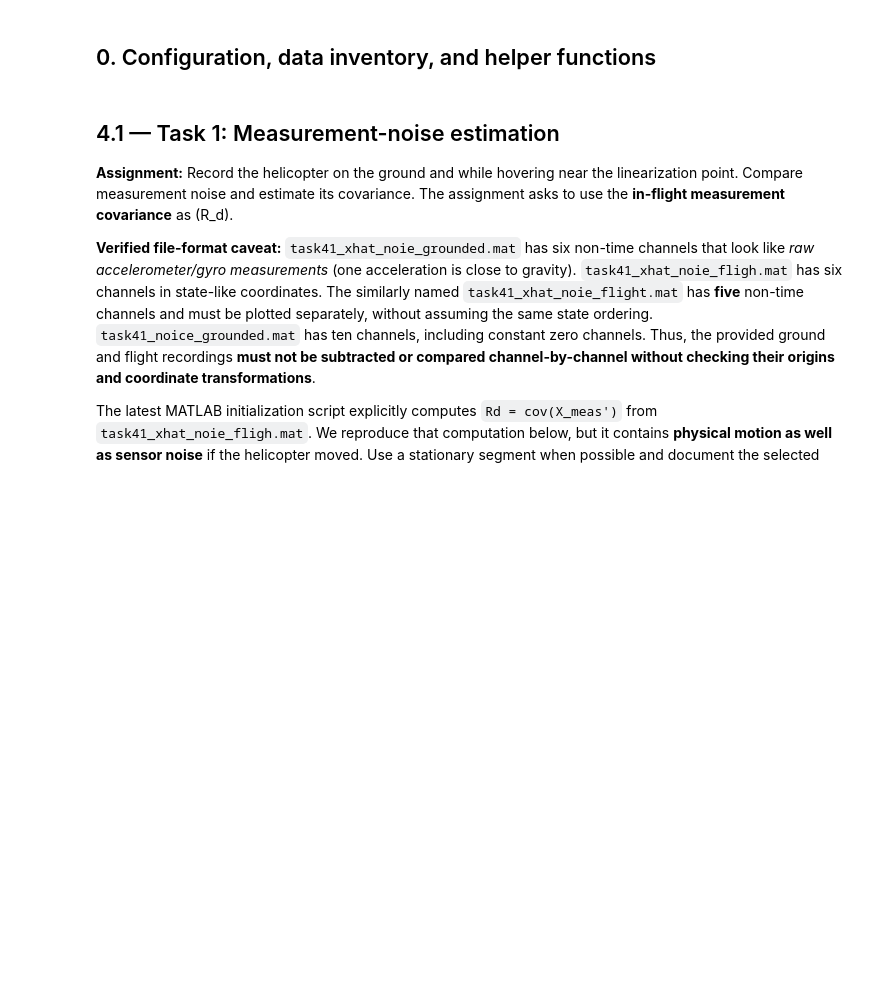
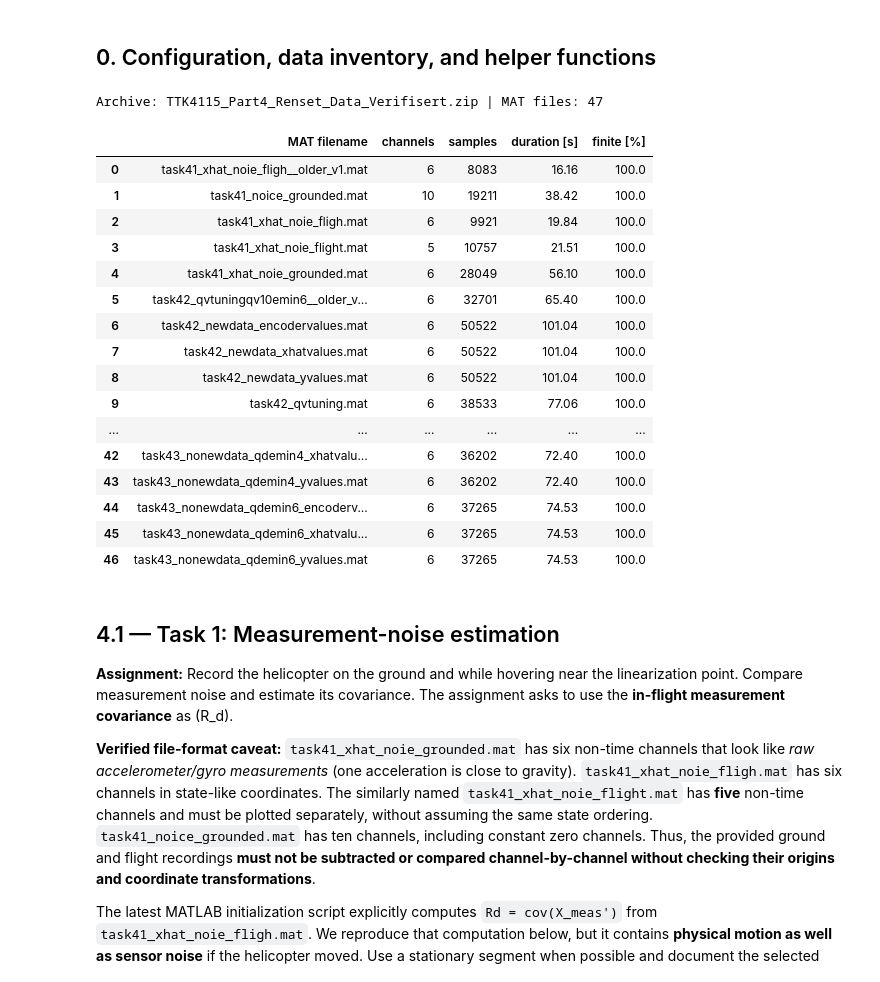
Before and after one commit to Pederaa/TTK4115-Helicopter-lab, a Jupyter notebook: Part IV – Kalman filter/Behandling av data fra lab/03_Analyse/TTK4115_Lab4_Analyse_PartIV_Renset.ipynb, the cells around one changed output. Saved outputs shown, nothing was run; the diff lists cells and outputs as text; code cells hidden in the pictures; blank space fills up the shorter version.

```diff
--- a/Part IV – Kalman filter/Behandling av data fra lab/03_Analyse/TTK4115_Lab4_Analyse_PartIV_Renset.ipynb
+++ b/Part IV – Kalman filter/Behandling av data fra lab/03_Analyse/TTK4115_Lab4_Analyse_PartIV_Renset.ipynb
@@ -113,34 +113,52 @@ def save_fig(fig, name):
     fig.savefig(OUT / f"{name}.png", bbox_inches="tight")
     if EXPORT_PDF: fig.savefig(OUT / f"{name}.pdf", bbox_inches="tight")
     print(f"Figure exported: {name} (.png{', .pdf' if EXPORT_PDF else ''})")
 
 def plot_channels(recording, title, labels=None, ncols=2, save=None, show=True):
     t, data = read_mat(recording)
     tx, dx = view(t, data)
     n = len(data)
     cols = min(ncols, n); rows = int(np.ceil(n/cols))
     fig, axes = plt.subplots(rows, cols, figsize=(6.8*cols, 2.85*rows), sharex=True, squeeze=False)
     for i, ax in enumerate(axes.flat):
         if i >= n: ax.set_visible(False); continue
         ax.plot(tx, dx[i], lw=0.85)
         ax.set_ylabel(labels[i] if labels else f"Channel {i+1} [unit unverified]")
         ax.set_xlabel("Time [s]")
     fig.suptitle(title, weight="bold")
     if save: save_fig(fig, save)
     if show: plt.show()
     else: plt.close(fig)
-    return fig
 
 inventory = []
 for path in sorted(files_in_zip):
     if PREFERRED_FOLDER.lower() not in path.lower() and "Task 3 og firevi" in " ".join(archive.namelist()):
         continue
     name = path.rsplit("/", 1)[-1]
     t, y = read_mat(name)
     inventory.append((name, y.shape[0], y.shape[1], round(float(t[-1]), 2),
                       round(100*np.isfinite(y).mean(), 3)))
 inventory_df = pd.DataFrame(inventory, columns=["MAT filename", "channels", "samples", "duration [s]", "finite [%]"])
 display(inventory_df)
+# %% [output]
+Archive: TTK4115_Part4_Renset_Data_Verifisert.zip | MAT files: 47
+|  | MAT filename | channels | samples | duration [s] | finite [%] |
+| 0 | task41_xhat_noie_fligh__older_v1.mat | 6 | 8083 | 16.16 | 100.0 |
+| 1 | task41_noice_grounded.mat | 10 | 19211 | 38.42 | 100.0 |
+| 2 | task41_xhat_noie_fligh.mat | 6 | 9921 | 19.84 | 100.0 |
+| 3 | task41_xhat_noie_flight.mat | 5 | 10757 | 21.51 | 100.0 |
+| 4 | task41_xhat_noie_grounded.mat | 6 | 28049 | 56.10 | 100.0 |
+| 5 | task42_qvtuningqv10emin6__older_v... | 6 | 32701 | 65.40 | 100.0 |
+| 6 | task42_newdata_encodervalues.mat | 6 | 50522 | 101.04 | 100.0 |
+| 7 | task42_newdata_xhatvalues.mat | 6 | 50522 | 101.04 | 100.0 |
+| 8 | task42_newdata_yvalues.mat | 6 | 50522 | 101.04 | 100.0 |
+| 9 | task42_qvtuning.mat | 6 | 38533 | 77.06 | 100.0 |
+| ... | ... | ... | ... | ... | ... |
+| 42 | task43_nonewdata_qdemin4_xhatvalu... | 6 | 36202 | 72.40 | 100.0 |
+| 43 | task43_nonewdata_qdemin4_yvalues.mat | 6 | 36202 | 72.40 | 100.0 |
+| 44 | task43_nonewdata_qdemin6_encoderv... | 6 | 37265 | 74.53 | 100.0 |
+| 45 | task43_nonewdata_qdemin6_xhatvalu... | 6 | 37265 | 74.53 | 100.0 |
+| 46 | task43_nonewdata_qdemin6_yvalues.mat | 6 | 37265 | 74.53 | 100.0 |
 # %% [markdown]
 ## 4.1 — Task 1: Measurement-noise estimation
 
```
Also changed, not shown: parts of 9 cells of this notebook, 30 other files.
